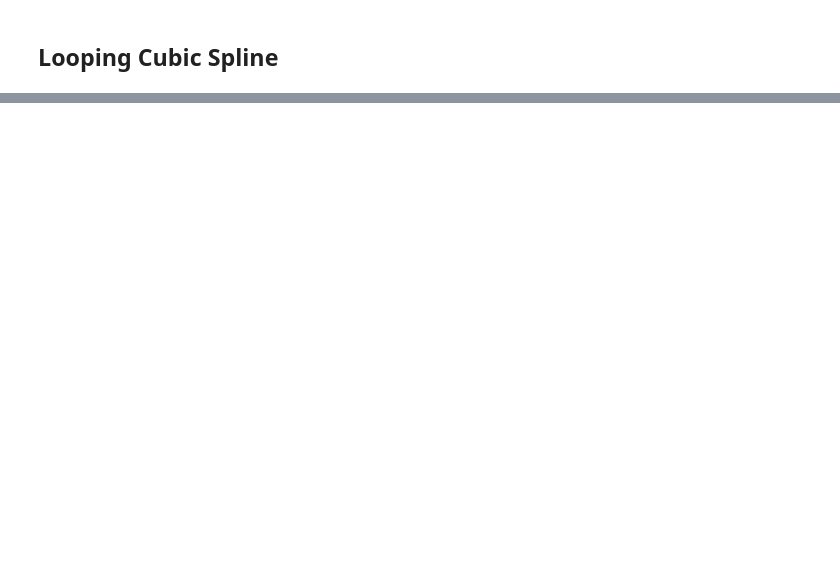
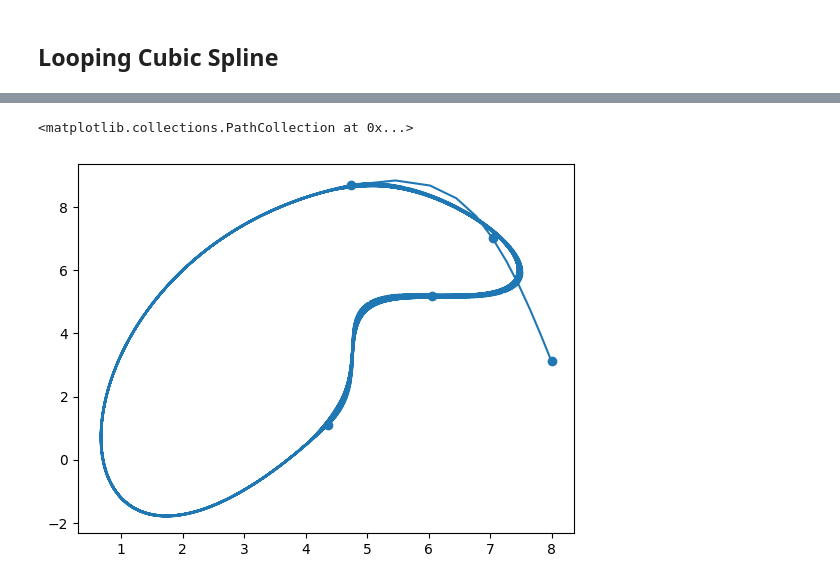
Before and after one commit to sjwil/diffsplines, a Jupyter notebook: src/examples/spline_demo.ipynb, the cells around one changed output, grey strips where cells are left out. Cells and saved outputs as stored; diff of their text form; code cells hidden in the pictures; blank space fills up the shorter version.

```diff
--- a/src/examples/spline_demo.ipynb
+++ b/src/examples/spline_demo.ipynb
@@ -95,0 +101,7 @@ plt.scatter(x_np[:, 0], x_np[:, 1])
+# %%
+# Continue around the looping segment
+plt.plot(trajectory_long[:, 0], trajectory_long[:, 1])
+plt.scatter(x_np[:, 0], x_np[:, 1])
+# %% [output]
+<matplotlib.collections.PathCollection at 0x...>
+[figure, added]
```
Also changed, not shown: parts of 7 cells of this notebook, 2 other files.
